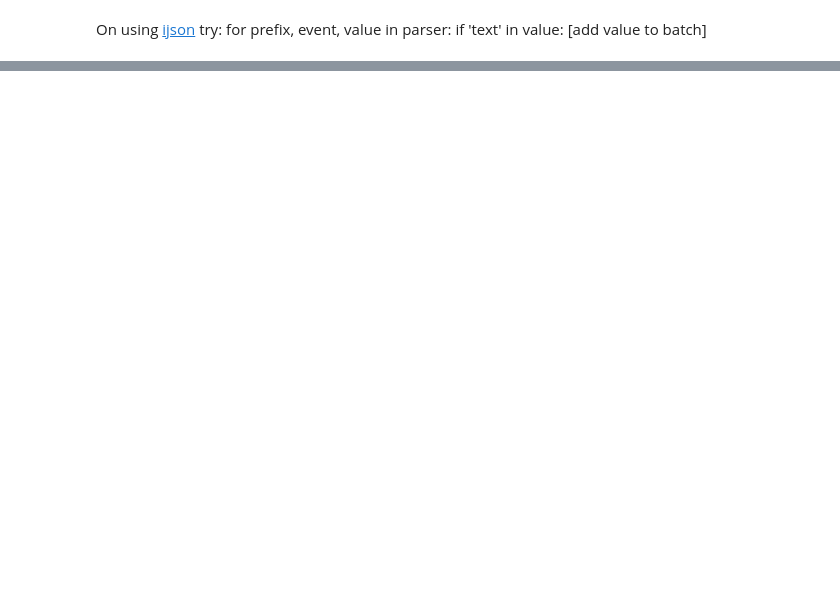
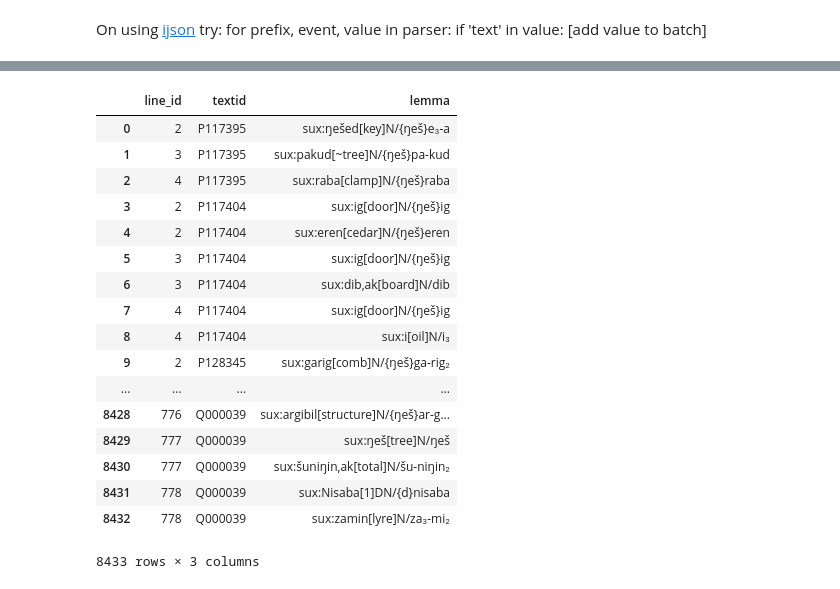
Before and after one commit to niekveldhuis/ORACC-JSON, a Jupyter notebook: json-corpus.ipynb, the cells around one changed output, grey strips where cells are left out. Cells and saved outputs as stored; diff of their text form; code cells hidden in the pictures; blank space fills up the shorter version.

```diff
--- a/json-corpus.ipynb
+++ b/json-corpus.ipynb
@@ -154,0 +169,23 @@ with open('../data/metadata/dcclt_meta.csv', 'w') as f:
+# %%
+select_df['textid'] = [id[:7] for id in select_df['ref']]
+select_df['line_id'] = [int(re.match('[0-9]+' ,id[8:]).group()) for id in select_df['ref']]
+select_df[['line_id', 'textid', 'lemma']]
+# %% [output]
+|  | line_id | textid | lemma |
+| 0 | 2 | P117395 | sux:ŋešed[key]N/{ŋeš}e₃-a |
+| 1 | 3 | P117395 | sux:pakud[~tree]N/{ŋeš}pa-kud |
+| 2 | 4 | P117395 | sux:raba[clamp]N/{ŋeš}raba |
+| 3 | 2 | P117404 | sux:ig[door]N/{ŋeš}ig |
+| 4 | 2 | P117404 | sux:eren[cedar]N/{ŋeš}eren |
+| 5 | 3 | P117404 | sux:ig[door]N/{ŋeš}ig |
+| 6 | 3 | P117404 | sux:dib,ak[board]N/dib |
+| 7 | 4 | P117404 | sux:ig[door]N/{ŋeš}ig |
+| 8 | 4 | P117404 | sux:i[oil]N/i₃ |
+| 9 | 2 | P128345 | sux:garig[comb]N/{ŋeš}ga-rig₂ |
+| ... | ... | ... | ... |
+| 8428 | 776 | Q000039 | sux:argibil[structure]N/{ŋeš}ar-g... |
+| 8429 | 777 | Q000039 | sux:ŋeš[tree]N/ŋeš |
+| 8430 | 777 | Q000039 | sux:šuniŋin,ak[total]N/šu-niŋin₂ |
+| 8431 | 778 | Q000039 | sux:Nisaba[1]DN/{d}nisaba |
+| 8432 | 778 | Q000039 | sux:zamin[lyre]N/za₃-mi₂ |
+8433 rows × 3 columns
```
Also changed, not shown: parts of 36 cells of this notebook, 2 other files.
